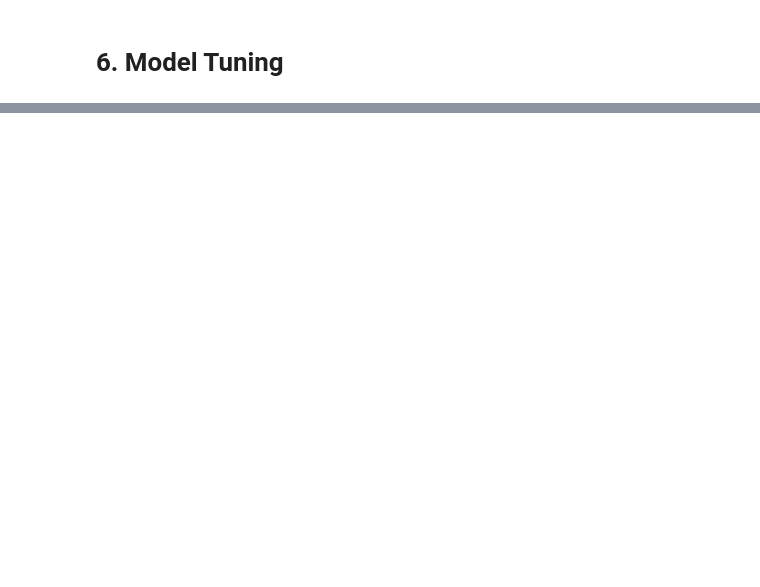
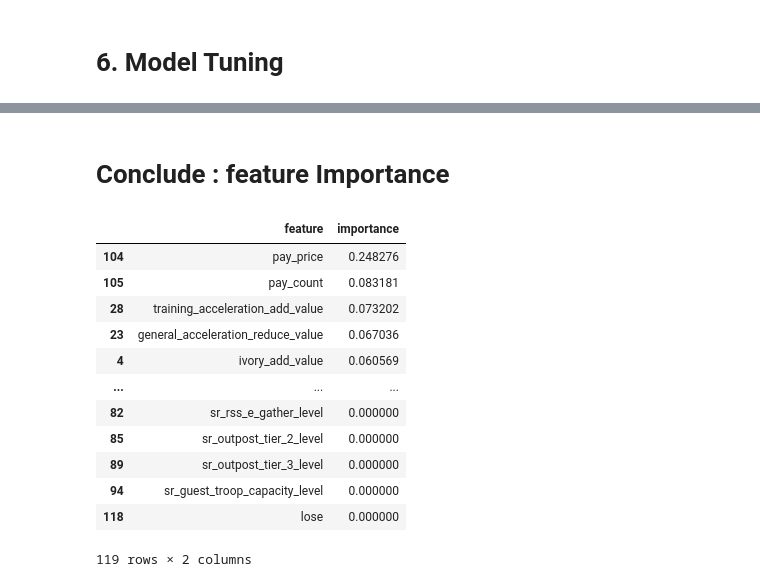
Before and after one commit to Jahn1998/Data_Mining, a Jupyter notebook: DataEngineering.ipynb, the cells around one changed output, grey strips where cells are left out. Drawn from its saved outputs; the diff is of its cells as text; code cells hidden in the pictures; blank space fills up the shorter version.

```diff
--- a/DataEngineering.ipynb
+++ b/DataEngineering.ipynb
@@ -326,10 +326,10 @@ for newfeature in ["pvp_win_rate","pvp_launch_rate","growth_efficiency","level_e
 # %%
 # high-value
 X["high_pay"] = (X["pay_price"] >= 5.98).astype(int)
-X["high_play"] = (X["PVP_launch_rate"] >= 0.5).astype(int)
+X["high_play"] = (X["pvp_launch_rate"] >= 0.5).astype(int)
 
 # low-value
 X["long_hour"] = (X["avg_online_minutes"] > 800).apply(lambda x: not x).astype(int)
-X["low_pvp"] = ((X["PVP_launch_rate"] < 0.2) | (X["pvp_battle_count"] == 0)).apply(lambda x: not x).astype(int)
-X["low_pvp_win"] = ((X["PVP_win_rate"]< 0.1) & (X["pvp_battle_count"] != 0)).apply(lambda x: not x).astype(int)
+X["low_pvp"] = ((X["pvp_launch_rate"] < 0.2) | (X["pvp_battle_count"] == 0)).apply(lambda x: not x).astype(int)
+X["low_pvp_win"] = ((X["pvp_win_rate"]< 0.1) & (X["pvp_battle_count"] != 0)).apply(lambda x: not x).astype(int)
 X["lose"] = ((X["avg_online_minutes"] <= 15) | (X["wood_add_value"] <= 10000)).apply(lambda x: not x).astype(int)
@@ -547,4 +694,21 @@ np.sqrt(MSE(Ytest,result["reg_result"]))
+# %% [markdown]
+# Conclude : feature Importance
 # %%
 FeatureImportance = pd.concat([pd.DataFrame(Xtrain.columns),pd.DataFrame(reg2.feature_importances_)],axis=1)
+FeatureImportance.columns =['feature','importance']
 # %%
-FeatureImportance.sort_values(0,ascending=False)
+FeatureImportance.sort_values(by='importance', axis=0,ascending=False)
+# %% [output]
+|  | feature | importance |
+| 104 | pay_price | 0.248276 |
+| 105 | pay_count | 0.083181 |
+| 28 | training_acceleration_add_value | 0.073202 |
+| 23 | general_acceleration_reduce_value | 0.067036 |
+| 4 | ivory_add_value | 0.060569 |
+| ... | ... | ... |
+| 82 | sr_rss_e_gather_level | 0.000000 |
+| 85 | sr_outpost_tier_2_level | 0.000000 |
+| 89 | sr_outpost_tier_3_level | 0.000000 |
+| 94 | sr_guest_troop_capacity_level | 0.000000 |
+| 118 | lose | 0.000000 |
+119 rows × 2 columns
```
Also changed, not shown: parts of 35 cells of this notebook, 1 other file.
